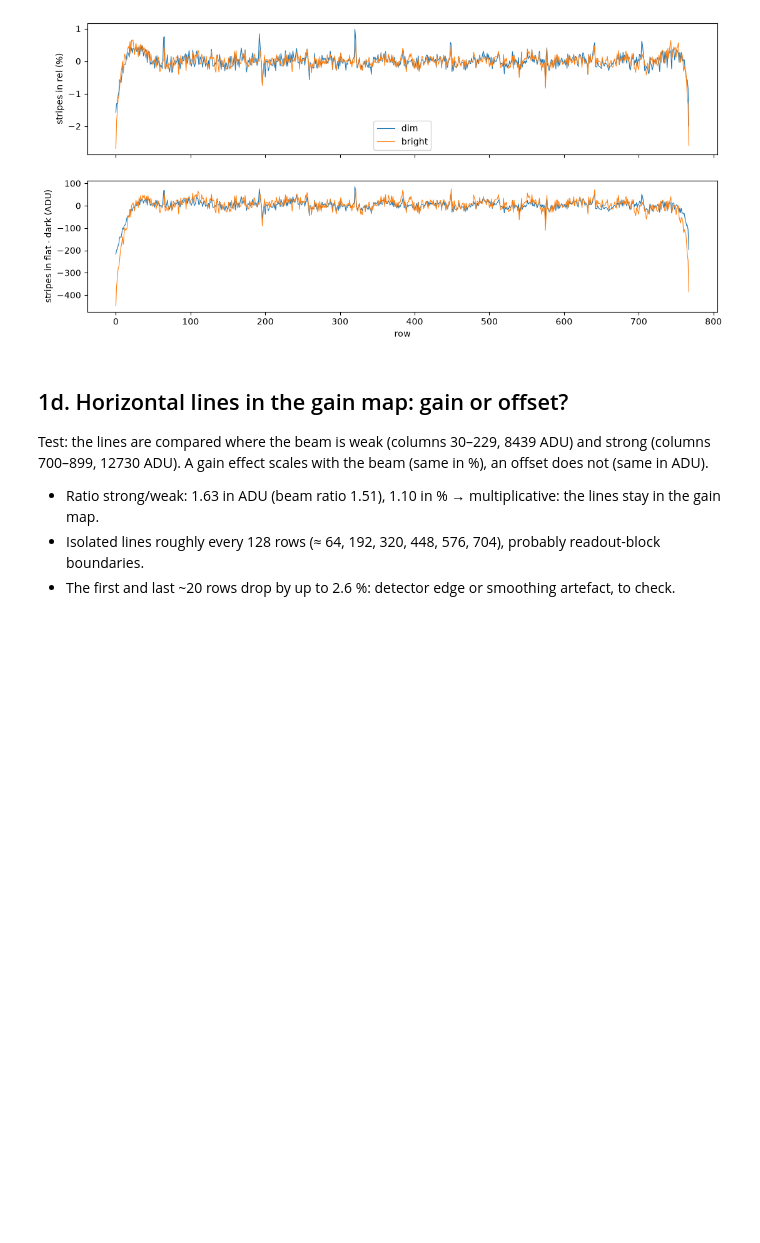
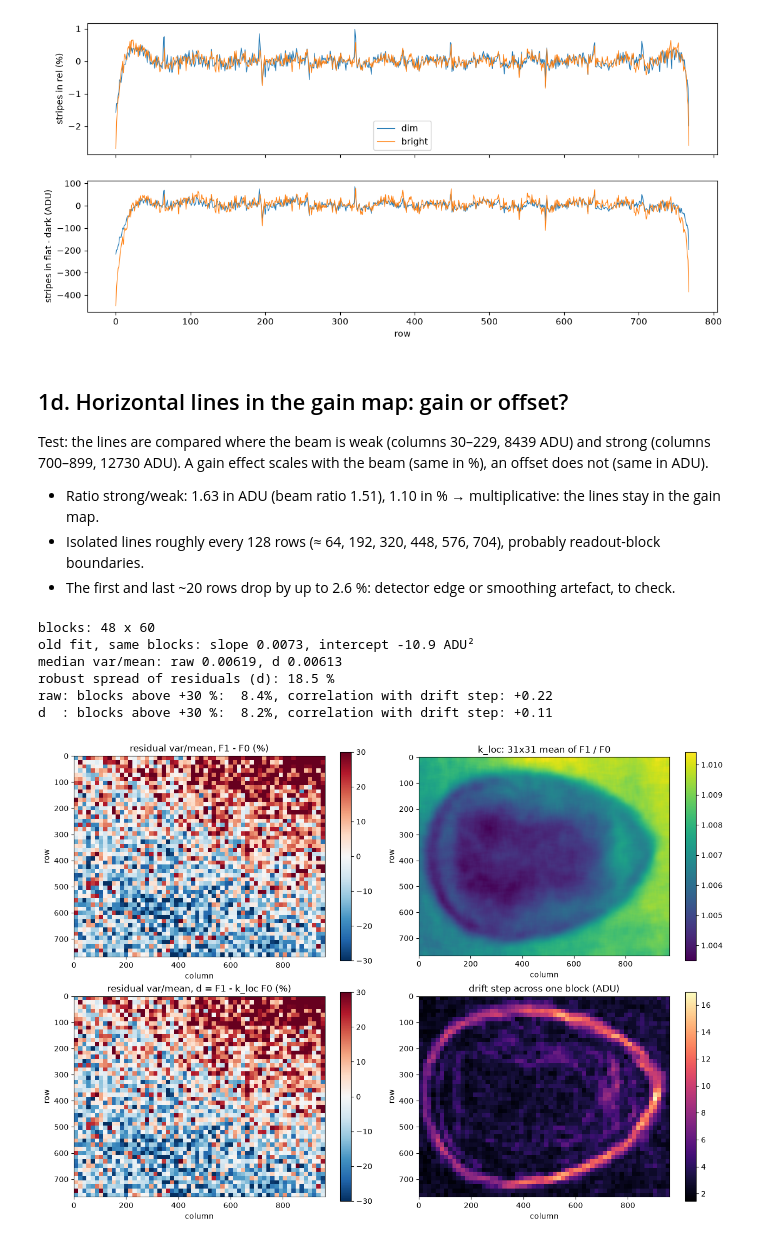
Before and after one commit to andreapasotti-eng/xray-detector-chain, a Jupyter notebook: notebooks/02_simulator_parameters.ipynb, the cells around one changed output. Drawn from its saved outputs; the diff is of its cells as text; code cells hidden in the pictures; blank space fills up the shorter version.

```diff
--- a/notebooks/02_simulator_parameters.ipynb
+++ b/notebooks/02_simulator_parameters.ipynb
@@ -300,3 +300,80 @@ Test: the lines are compared where the beam is weak (columns 30–229, 8439 ADU)
 - Isolated lines roughly every 128 rows (≈ 64, 192, 320, 448, 576, 704), probably readout-block
   boundaries.
 - The first and last ~20 rows drop by up to 2.6 %: detector edge or smoothing artefact, to check.
+# %%
+import itertools
+
+from scipy.ndimage import uniform_filter
+
+B = 16  # block size (binned pixels)
+dark1 = darks["tubeV1"]
+F0 = flats[0] - dark1  # flat before the scan, dark removed (ADU)
+F1 = flats[1] - dark1  # flat after the scan
+k_loc = uniform_filter(F1 / F0, size=31)  # smooth drift factor, ~1.0035-1.0101
+
+
+def blocks(img, b=B):
+    """View img as (block_row, row_in_block, block_col, col_in_block)."""
+    nr, nc = img.shape[0] // b, img.shape[1] // b
+    return img[: nr * b, : nc * b].reshape(nr, b, nc, b)
+
+
+def block_mean(img):
+    return blocks(img).mean(axis=(1, 3))
+
+
+def block_var(img):
+    return blocks(img).var(axis=(1, 3))
+
+
+mean_map = 0.5 * (block_mean(F0) + block_mean(F1))  # 48 x 60, ADU
+k_blk = block_mean(k_loc)
+
+var_raw = block_var(F1 - F0) / 2  # as in notebook 01 (ADU²)
+d = F1 - k_loc * F0  # difference with the local drift removed
+var_d = block_var(d) / (2 * k_blk)  # normalised so that var_d / mean = k_eff
+
+q_raw = var_raw / mean_map  # var/mean of each block
+q_d = var_d / mean_map
+res_raw = q_raw / np.median(q_raw) - 1  # 0.25 = 25 % above the typical block
+res_d = q_d / np.median(q_d) - 1
+
+gy, gx = np.gradient(k_loc)  # derivative along rows, along columns
+step_blk = block_mean(np.hypot(gy, gx) * F0) * B  # drift step across one block (ADU)
+
+slope, intercept = np.polyfit(mean_map.ravel(), var_raw.ravel(), 1)
+print(f"blocks: {mean_map.shape[0]} x {mean_map.shape[1]}")
+print(f"old fit, same blocks: slope {slope:.4f}, intercept {intercept:.1f} ADU²")
+print(f"median var/mean: raw {np.median(q_raw):.5f}, d {np.median(q_d):.5f}")
+p16, p84 = np.percentile(res_d, [16, 84])
+print(f"robust spread of residuals (d): {100 * (p84 - p16) / 2:.1f} %")
+for name, res in [("raw", res_raw), ("d", res_d)]:
+    print(f"{name:3s}: blocks above +30 %: {np.mean(res > 0.3):5.1%}, "
+          f"correlation with drift step: {np.corrcoef(res.ravel(), step_blk.ravel())[0, 1]:+.2f}")
+
+ext = [0, mean_map.shape[1] * B, mean_map.shape[0] * B, 0]  # block maps in pixel coordinates
+fig, ax = plt.subplots(2, 2, figsize=(13, 9))
+panels = [
+    (ax[0, 0], 100 * res_raw, "residual var/mean, F1 - F0 (%)",
+     {"cmap": "RdBu_r", "vmin": -30, "vmax": 30, "extent": ext}),
+    (ax[0, 1], k_loc, "k_loc: 31x31 mean of F1 / F0", {"cmap": "viridis"}),
+    (ax[1, 0], 100 * res_d, "residual var/mean, d = F1 - k_loc F0 (%)",
+     {"cmap": "RdBu_r", "vmin": -30, "vmax": 30, "extent": ext}),
+    (ax[1, 1], step_blk, "drift step across one block (ADU)", {"cmap": "magma", "extent": ext}),
+]
+for a, img, title, kw in panels:
+    im = a.imshow(img, **kw)
+    a.set_title(title)
+    a.set_xlabel("column")
+    a.set_ylabel("row")
+    fig.colorbar(im, ax=a)
+plt.tight_layout()
+plt.show()
+# %% [output]
+blocks: 48 x 60
+old fit, same blocks: slope 0.0073, intercept -10.9 ADU²
+median var/mean: raw 0.00619, d 0.00613
+robust spread of residuals (d): 18.5 %
+raw: blocks above +30 %:  8.4%, correlation with drift step: +0.22
+d  : blocks above +30 %:  8.2%, correlation with drift step: +0.11
+[figure, added]
```
Also changed, not shown: parts of 9 cells of this notebook, 3 other files.
